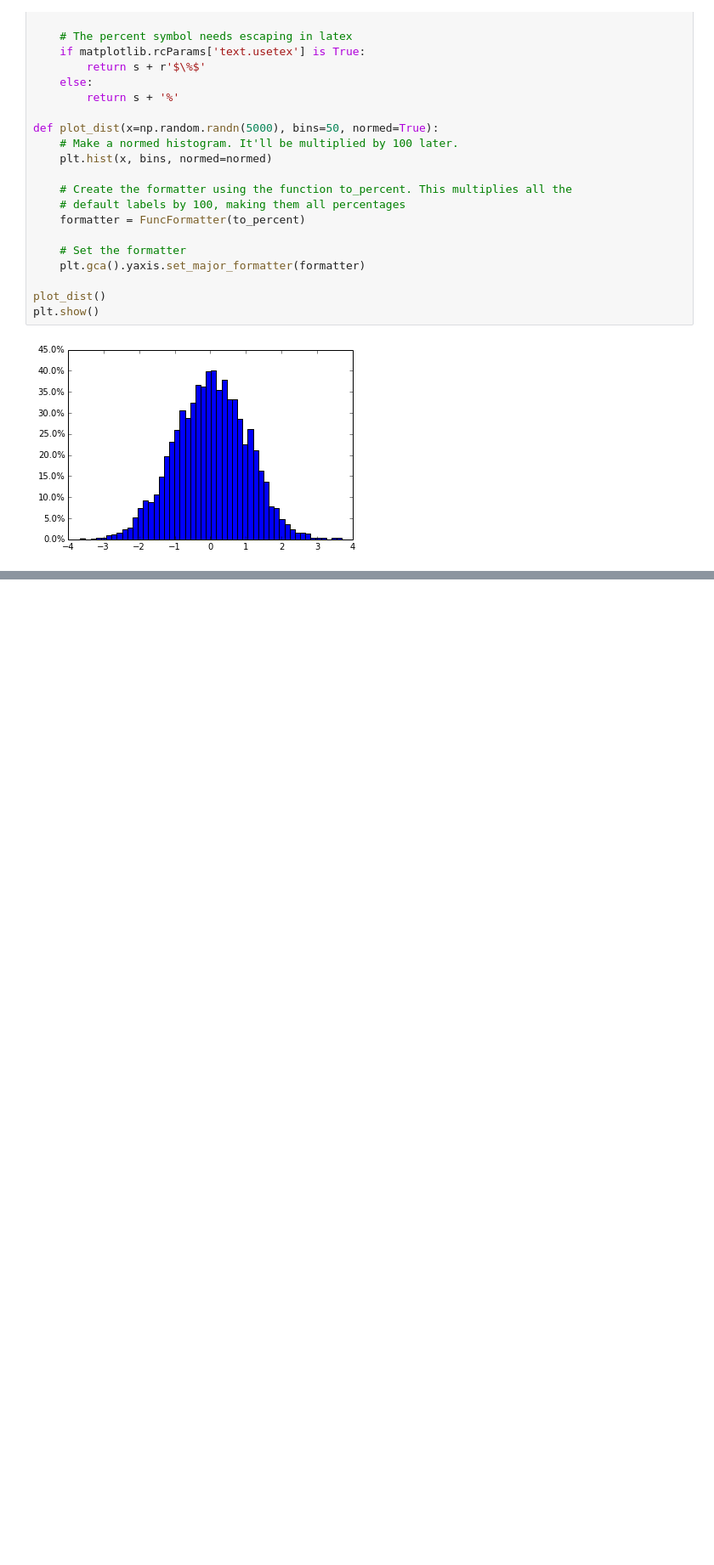
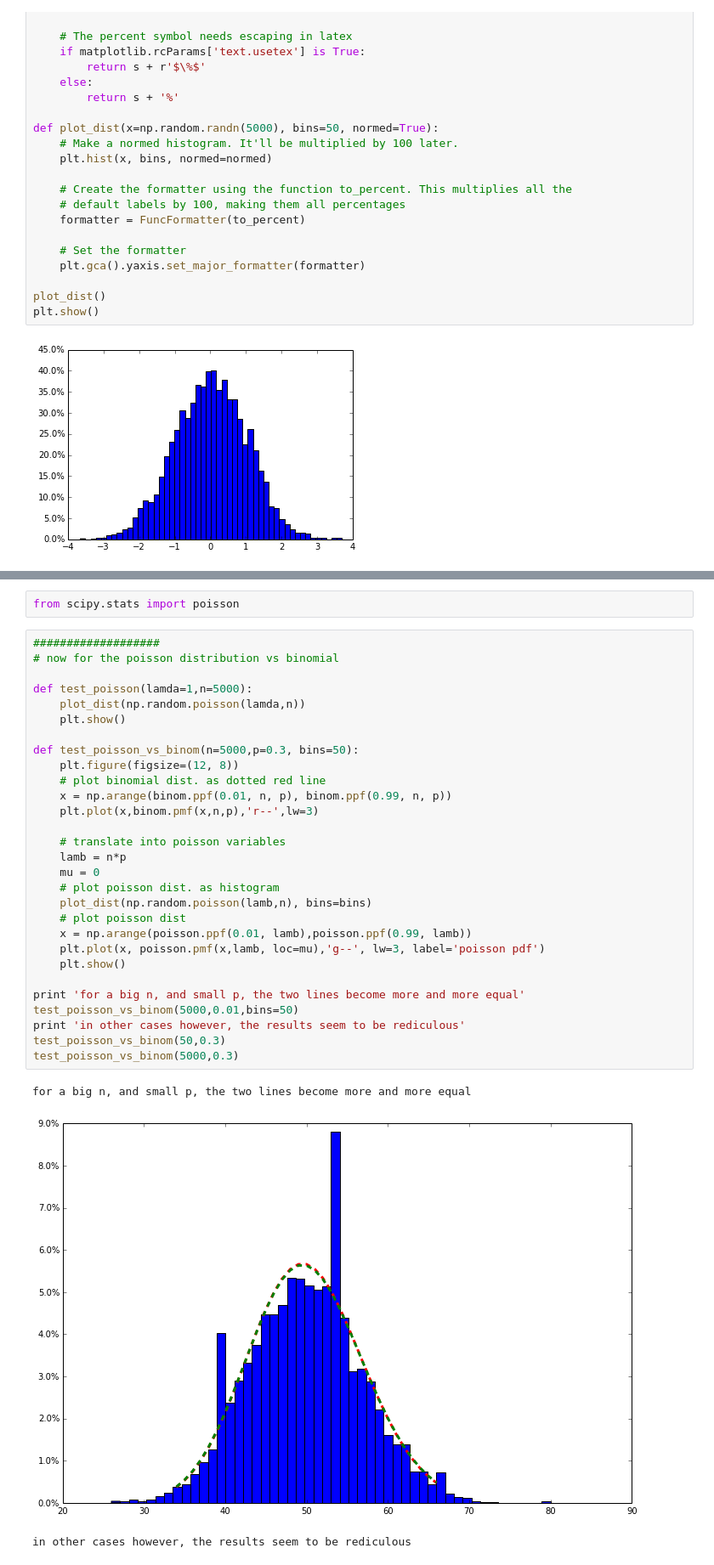
Before and after one commit to JensMeiners/MI1, a Jupyter notebook: Ex07/Ex07.ipynb, the cells around one changed output, grey strips where cells are left out. Shown at 85% size. Saved outputs shown, nothing was run; the diff lists cells and outputs as text; blank space fills up the shorter version.

```diff
--- a/Ex07/Ex07.ipynb
+++ b/Ex07/Ex07.ipynb
@@ -319,2 +365,37 @@ test_binom(500000,0.3)
 # %% [markdown]
 <img src="Auswahl_2015-11-27_014.png"/>
+# %%
+from scipy.stats import poisson
+# %%
+###################
+# now for the poisson distribution vs binomial
+
+def test_poisson(lamda=1,n=5000):
+    plot_dist(np.random.poisson(lamda,n))
+    plt.show()
+
+def test_poisson_vs_binom(n=5000,p=0.3, bins=50):
+    plt.figure(figsize=(12, 8))
+    # plot binomial dist. as dotted red line
+    x = np.arange(binom.ppf(0.01, n, p), binom.ppf(0.99, n, p))
+    plt.plot(x,binom.pmf(x,n,p),'r--',lw=3)
+
+    # translate into poisson variables
+    lamb = n*p
+    mu = 0
+    # plot poisson dist. as histogram
+    plot_dist(np.random.poisson(lamb,n), bins=bins)
+    # plot poisson dist
+    x = np.arange(poisson.ppf(0.01, lamb),poisson.ppf(0.99, lamb))
+    plt.plot(x, poisson.pmf(x,lamb, loc=mu),'g--', lw=3, label='poisson pdf')
+    plt.show()
+
+print 'for a big n, and small p, the two lines become more and more equal'
+test_poisson_vs_binom(5000,0.01,bins=50)
+print 'in other cases however, the results seem to be rediculous'
+test_poisson_vs_binom(50,0.3)
+test_poisson_vs_binom(5000,0.3)
+# %% [output]
+for a big n, and small p, the two lines become more and more equal
+[figure, added]
+in other cases however, the results seem to be rediculous
```
Also changed, not shown: parts of 6 cells of this notebook.
